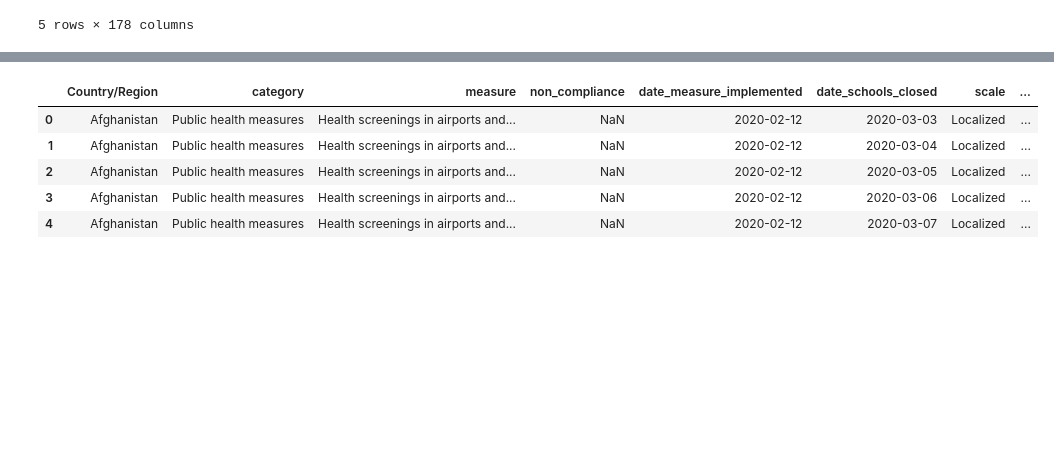
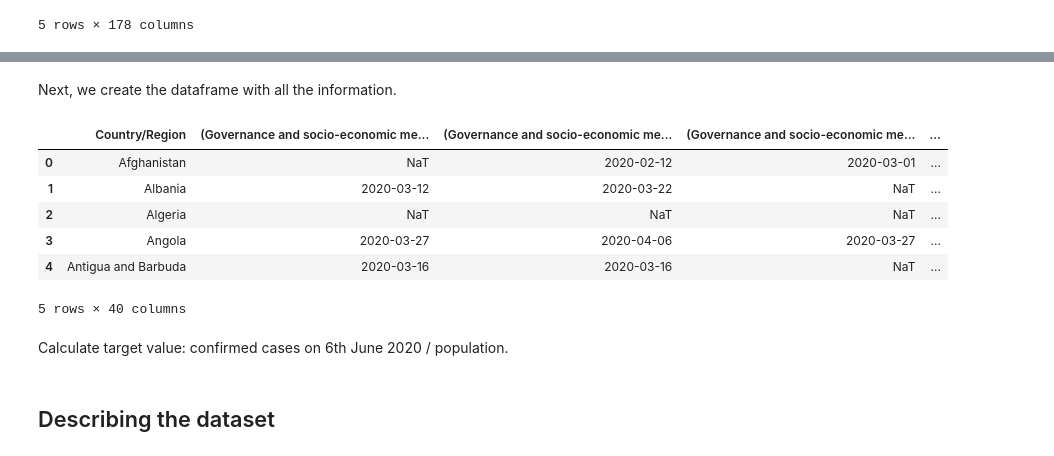
Before and after one commit to TrellixVulnTeam/covid-19_number_of_cases_prediction_L6LL, a Jupyter notebook: Predicting COVID-19 cases.ipynb, the cells around one changed output, grey strips where cells are left out. Saved outputs shown, nothing was run; the diff lists cells and outputs as text; code cells hidden in the pictures; blank space fills up the shorter version.

Commit message:
prepare the data

```diff
--- a/Predicting COVID-19 cases.ipynb
+++ b/Predicting COVID-19 cases.ipynb
@@ -132,0 +138,2 @@ df.head()
+# %%
+res = requests.get("https://www.worldometers.info/world-population/population-by-country/")
@@ -132,0 +142,15 @@ df.head()
+# %%
+soup = bs4.BeautifulSoup(res.text, 'html.parser')
+# %%
+table = soup.find_all(id="example2")[0].tbody
+row_data = []
+for row in table.find_all("tr"):
+    cols = row.find_all("td")
+    cols = [ele.text.strip() for ele in cols]
+    row_data.append(cols)
+# %%
+populations = pd.DataFrame(columns = ["Country/Region", "Population"])
+for country in row_data:
+    populations = populations.append({"Country/Region":country[1], "Population":country[2]}, ignore_index=True)
+
+populations
@@ -133,10 +171,16 @@ df.head()
+# %% [markdown]
+Next, we create the dataframe with all the information.
 # %%
-df = df.merge(df_confirmed, on = "Country/Region")
+df = df_measures.merge(df_confirmed, on = "Country/Region")
+df = df.merge(populations, on ="Country/Region")
 df.head()
 # %% [output]
-|  | Country/Region | category | measure | non_compliance | date_measure_implemented | date_schools_closed | scale | ... |
-| 0 | Afghanistan | Public health measures | Health screenings in airports and... | NaN | 2020-02-12 | 2020-03-03 | Localized | ... |
-| 1 | Afghanistan | Public health measures | Health screenings in airports and... | NaN | 2020-02-12 | 2020-03-04 | Localized | ... |
-| 2 | Afghanistan | Public health measures | Health screenings in airports and... | NaN | 2020-02-12 | 2020-03-05 | Localized | ... |
-| 3 | Afghanistan | Public health measures | Health screenings in airports and... | NaN | 2020-02-12 | 2020-03-06 | Localized | ... |
-| 4 | Afghanistan | Public health measures | Health screenings in airports and... | NaN | 2020-02-12 | 2020-03-07 | Localized | ... |
+|  | Country/Region | (Governance and socio-economic me... | (Governance and socio-economic me... | (Governance and socio-economic me... | ... |
+| 0 | Afghanistan | NaT | 2020-02-12 | 2020-03-01 | ... |
+| 1 | Albania | 2020-03-12 | 2020-03-22 | NaT | ... |
+| 2 | Algeria | NaT | NaT | NaT | ... |
+| 3 | Angola | 2020-03-27 | 2020-04-06 | 2020-03-27 | ... |
+| 4 | Antigua and Barbuda | 2020-03-16 | 2020-03-16 | NaT | ... |
+5 rows × 40 columns
+# %% [markdown]
+Calculate target value: confirmed cases on 6th June 2020 / population.
@@ -142,0 +191,2 @@ df.head()
+# %% [markdown]
+## Describing the dataset
```
Also changed, not shown: parts of 30 cells of this notebook.
